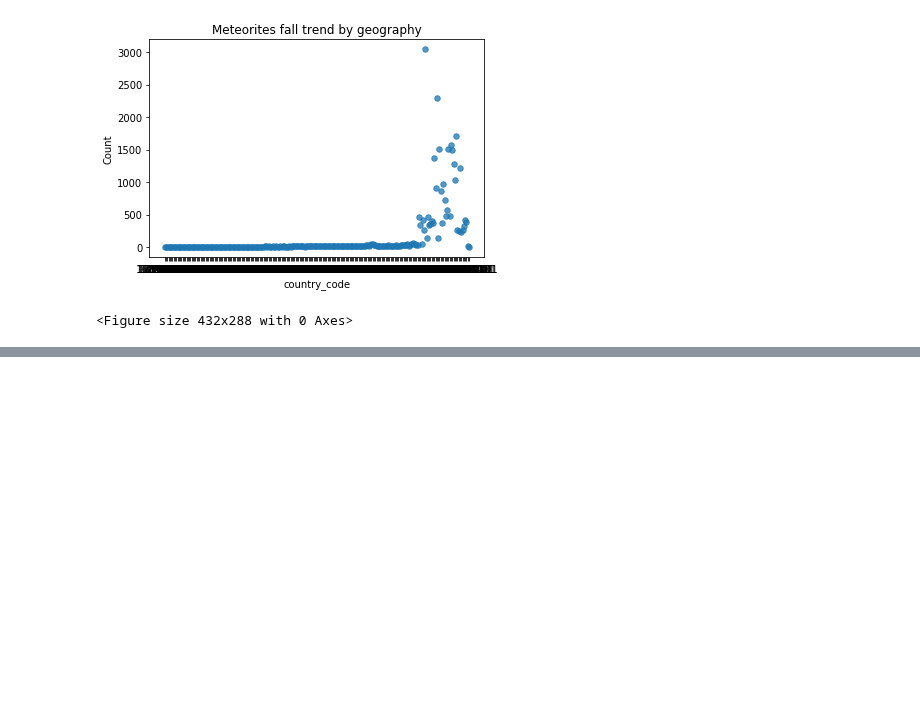
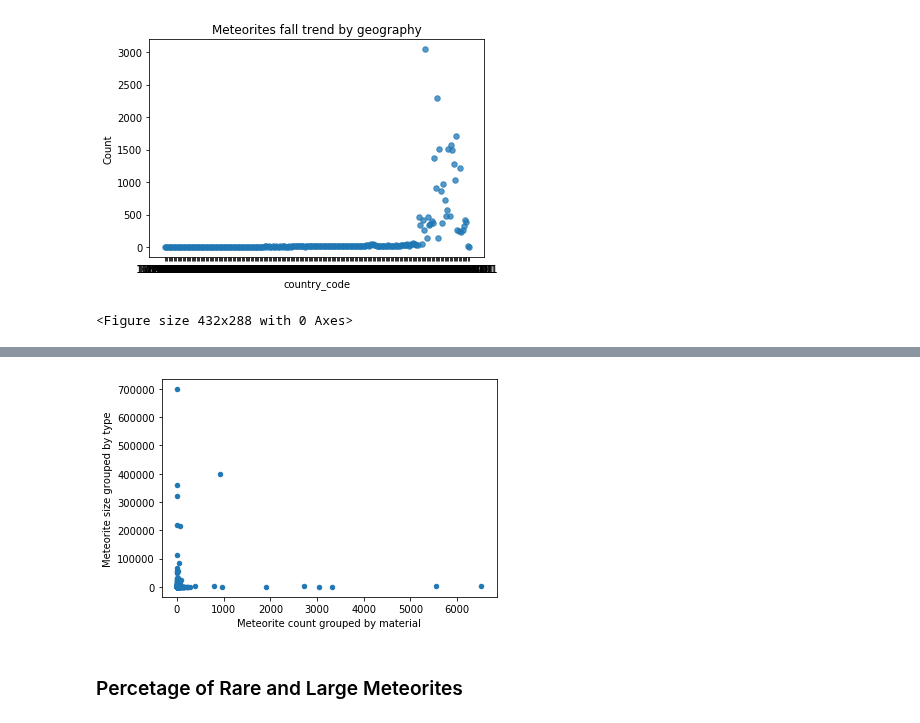
Before and after one commit to Derrickallenh/Meaningful-Meteorites, a Jupyter notebook: meteorites_data_analysis.ipynb, the cells around one changed output, grey strips where cells are left out. Saved outputs shown, nothing was run; the diff lists cells and outputs as text; code cells hidden in the pictures; blank space fills up the shorter version.

```diff
--- a/meteorites_data_analysis.ipynb
+++ b/meteorites_data_analysis.ipynb
@@ -137,0 +163,21 @@ plot_meteorites_fall_by_geography(meteorites_df)
+# %%
+def scatterplot_size_kind():
+    df_crunch = pd.DataFrame()
+    df_crunch['size'] = meteorites_df.groupby('material_column')['mass'].mean()
+    df_crunch.head()
+#df_crunch['large']
+    df_crunch['count'] = meteorites_df.groupby('material_column')['mass'].count()#.sort_values(ascending=False)#.plt.scatter()#(by='mass_in_grams',ascending=False)
+    df_crunch.sort_values(by='size', ascending=False)
+    df_crunch.head()
+    df_crunch['material'] = df_crunch.index
+    ax = df_crunch.plot(kind='scatter', x='count', y='size')
+    ax.set_xlabel("Meteorite count grouped by material")
+    # Set the y-axis label
+    ax.set_ylabel("Meteorite size grouped by type")
+    #df_crunch.plot.scatter(x='count', y='size')
+# %%
+scatterplot_size_kind()
+# %% [output]
+[figure, added]
+# %% [markdown]
+### Percetage of Rare and Large Meteorites
```
Also changed, not shown: parts of 16 cells of this notebook.
